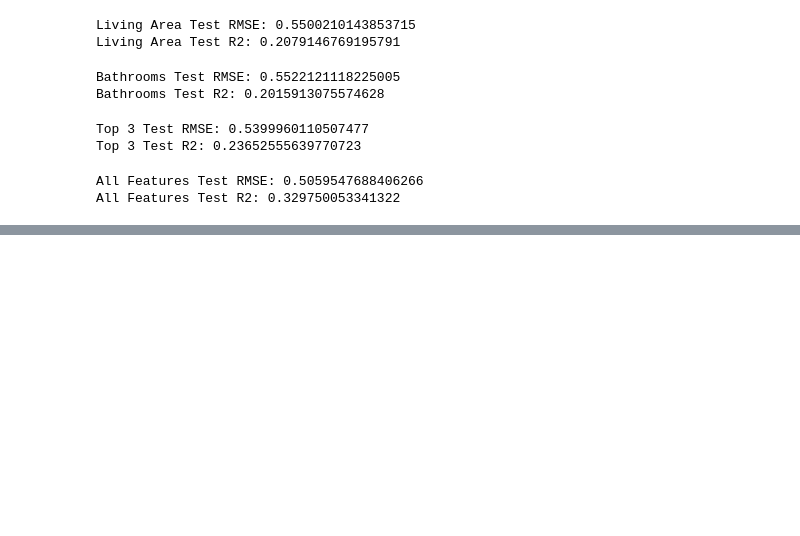
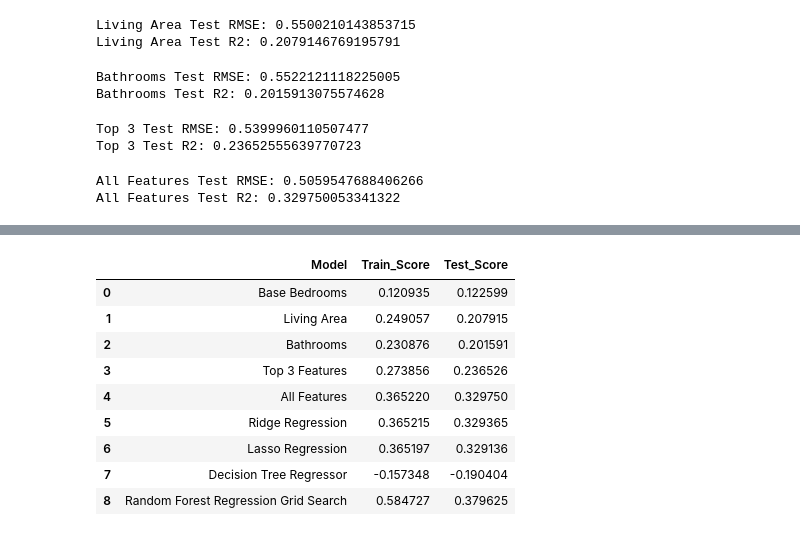
Before and after one commit to erin-vu/real_estate, a Jupyter notebook: Real Estate Analysis.ipynb, the cells around one changed output, grey strips where cells are left out. Saved outputs shown, nothing was run; the diff lists cells and outputs as text; code cells hidden in the pictures; blank space fills up the shorter version.

```diff
--- a/Real Estate Analysis.ipynb
+++ b/Real Estate Analysis.ipynb
@@ -1606,0 +1672,16 @@ All Features Test R2: 0.329750053341322
+# %%
+# Combining R2 train and test scores into one dataframe
+r2_df = pd.concat([r2_df, test_r2_df], axis=1, join='inner')
+r2_df = r2_df.drop('Model_Test', axis=1)
+r2_df
+# %% [output]
+|  | Model | Train_Score | Test_Score |
+| 0 | Base Bedrooms | 0.120935 | 0.122599 |
+| 1 | Living Area | 0.249057 | 0.207915 |
+| 2 | Bathrooms | 0.230876 | 0.201591 |
+| 3 | Top 3 Features | 0.273856 | 0.236526 |
+| 4 | All Features | 0.365220 | 0.329750 |
+| 5 | Ridge Regression | 0.365215 | 0.329365 |
+| 6 | Lasso Regression | 0.365197 | 0.329136 |
+| 7 | Decision Tree Regressor | -0.157348 | -0.190404 |
+| 8 | Random Forest Regression Grid Search | 0.584727 | 0.379625 |
```
Also changed, not shown: parts of 21 cells of this notebook.
